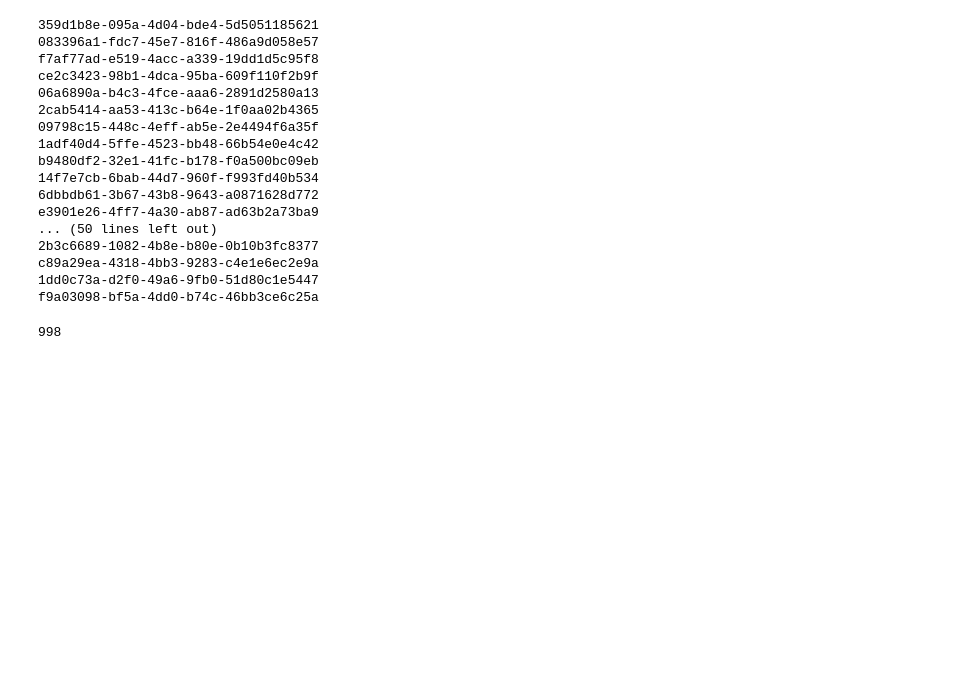
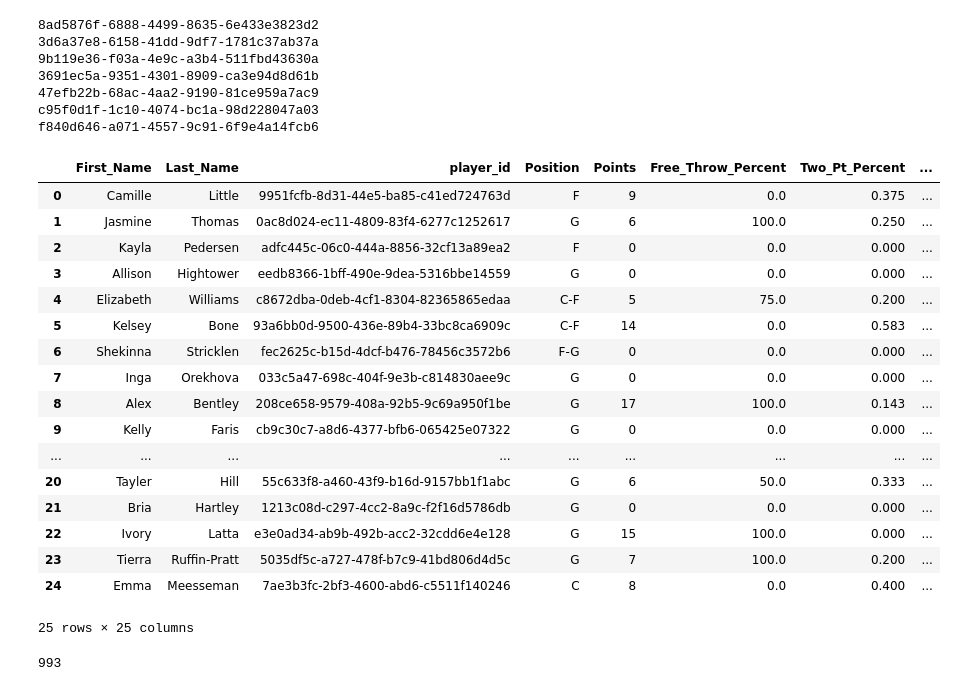
Before and after one commit to tylerspck/Bubble_ball, a Jupyter notebook: Tyler-Save1-WBNA.ipynb, the cells around one changed output. Saved outputs shown, nothing was run; the diff lists cells and outputs as text; code cells hidden in the pictures; blank space fills up the shorter version.

Commit message:
WNBA player 1 done adding player 2 notebook

```diff
--- a/Tyler-Save1-WBNA.ipynb
+++ b/Tyler-Save1-WBNA.ipynb
@@ -167,0 +12,5 @@ JSONDecodeError: Expecting value: line 1 column 1 (char 0)
+# %%
+#pull in the schedule
+df = pd.read_csv('data_files/game_id_list_WNBA.csv')
+df=df[['Game_id', 'Home_Team', 'Away_Team', 'Season']]
+df
@@ -174,8 +36,8 @@ print(len(id_list))
 id_list = id_list[720:]
 # %%
 id_list = df['Game_id'].tolist()
-id_list = id_list[4720:5720]
-# id_list = ['56b0687f-6bac-4482-9adf-87571312bb6']
+id_list = id_list[:1000]
+# id_list = ['e83ca6b1-1257-47d2-9153-ed2c72ad85ab']
 attendance_count = []
 player_fname = []
 player_lname =[]
@@ -207,7 +69,7 @@ game_date =[]
 for game_id in id_list:
     try:
         time.sleep(1)
-        url = f'https://api.sportradar.us/nba/trial/v7/en/games/{game_id}/summary.json?api_key={your_api_key}'
+        url = f'http://api.sportradar.us/wnba/trial/v7/en/games/{game_id}/summary.json?api_key={API_KEY}'
         r = requests.get(url)
         game_stats = r.json()
         game_id = game_stats['id']
@@ -244,7 +106,10 @@ for game_id in id_list:
             homeplayertech = i['statistics']['tech_fouls']
             homeplayerflagrant = i['statistics']['flagrant_fouls']
             homeplayerpersonal = i['statistics']['personal_fouls']
-            homeplayermin = i['statistics']['minutes']
+            if 'minutes' in i['statistics']:
+                homeplayermin = i['statistics']['minutes']
+            else:
+                homeplayermin = 0
             player_fname.append(homeplayerfirst)
             player_lname.append(homeplayerlast)
             player_id.append(homeplayerid)
@@ -283,7 +148,10 @@ for game_id in id_list:
             awayplayerpts = i['statistics']['points']
             awayplayerblocks = i['statistics']['blocks']
             awayplayerfreethrowpct = i['statistics']['free_throws_pct']
-            awayplayermin = i['statistics']['minutes']
+            if 'minutes' in i['statistics']:
+                awayplayermin = i['statistics']['minutes']
+            else:
+                awayplayermin = 0
             awayplayertwoptpct = i['statistics']['two_points_pct']
             awayplayerthreeptpct = i['statistics']['three_points_pct']
             awayplayerturnover = i['statistics']['turnovers']
@@ -343,20 +211,10 @@ for game_id in id_list:
 
                  }
 # %% [output]
-359d1b8e-095a-4d04-bde4-5d5051185621
-083396a1-fdc7-45e7-816f-486a9d058e57
-f7af77ad-e519-4acc-a339-19dd1d5c95f8
-ce2c3423-98b1-4dca-95ba-609f110f2b9f
-06a6890a-b4c3-4fce-aaa6-2891d2580a13
-2cab5414-aa53-413c-b64e-1f0aa02b4365
-09798c15-448c-4eff-ab5e-2e4494f6a35f
-1adf40d4-5ffe-4523-bb48-66b54e0e4c42
-b9480df2-32e1-41fc-b178-f0a500bc09eb
-14f7e7cb-6bab-44d7-960f-f993fd40b534
-6dbbdb61-3b67-43b8-9643-a0871628d772
-e3901e26-4ff7-4a30-ab87-ad63b2a73ba9
-... (50 lines left out)
-2b3c6689-1082-4b8e-b80e-0b10b3fc8377
-c89a29ea-4318-4bb3-9283-c4e1e6ec2e9a
-1dd0c73a-d2f0-49a6-9fb0-51d80c1e5447
-f9a03098-bf5a-4dd0-b74c-46bb3ce6c25a
+8ad5876f-6888-4499-8635-6e433e3823d2
+3d6a37e8-6158-41dd-9df7-1781c37ab37a
+9b119e36-f03a-4e9c-a3b4-511fbd43630a
+3691ec5a-9351-4301-8909-ca3e94d8d61b
+47efb22b-68ac-4aa2-9190-81ce959a7ac9
+c95f0d1f-1c10-4074-bc1a-98d228047a03
+f840d646-a071-4557-9c91-6f9e4a14fcb6
@@ -430,10 +221,34 @@ f9a03098-bf5a-4dd0-b74c-46bb3ce6c25a
+# %%
+#put missing games here
+player_stats_df = pd.DataFrame(stats_dict)
+player_stats_df
+# %% [output]
+|  | First_Name | Last_Name | player_id | Position | Points | Free_Throw_Percent | Two_Pt_Percent | ... |
+| 0 | Camille | Little | 9951fcfb-8d31-44e5-ba85-c41ed724763d | F | 9 | 0.0 | 0.375 | ... |
+| 1 | Jasmine | Thomas | 0ac8d024-ec11-4809-83f4-6277c1252617 | G | 6 | 100.0 | 0.250 | ... |
+| 2 | Kayla | Pedersen | adfc445c-06c0-444a-8856-32cf13a89ea2 | F | 0 | 0.0 | 0.000 | ... |
+| 3 | Allison | Hightower | eedb8366-1bff-490e-9dea-5316bbe14559 | G | 0 | 0.0 | 0.000 | ... |
+| 4 | Elizabeth | Williams | c8672dba-0deb-4cf1-8304-82365865edaa | C-F | 5 | 75.0 | 0.200 | ... |
+| 5 | Kelsey | Bone | 93a6bb0d-9500-436e-89b4-33bc8ca6909c | C-F | 14 | 0.0 | 0.583 | ... |
+| 6 | Shekinna | Stricklen | fec2625c-b15d-4dcf-b476-78456c3572b6 | F-G | 0 | 0.0 | 0.000 | ... |
+| 7 | Inga | Orekhova | 033c5a47-698c-404f-9e3b-c814830aee9c | G | 0 | 0.0 | 0.000 | ... |
+| 8 | Alex | Bentley | 208ce658-9579-408a-92b5-9c69a950f1be | G | 17 | 100.0 | 0.143 | ... |
+| 9 | Kelly | Faris | cb9c30c7-a8d6-4377-bfb6-065425e07322 | G | 0 | 0.0 | 0.000 | ... |
+| ... | ... | ... | ... | ... | ... | ... | ... | ... |
+| 20 | Tayler | Hill | 55c633f8-a460-43f9-b16d-9157bb1f1abc | G | 6 | 50.0 | 0.333 | ... |
+| 21 | Bria | Hartley | 1213c08d-c297-4cc2-8a9c-f2f16d5786db | G | 0 | 0.0 | 0.000 | ... |
+| 22 | Ivory | Latta | e3e0ad34-ab9b-492b-acc2-32cdd6e4e128 | G | 15 | 100.0 | 0.000 | ... |
+| 23 | Tierra | Ruffin-Pratt | 5035df5c-a727-478f-b7c9-41bd806d4d5c | G | 7 | 100.0 | 0.200 | ... |
+| 24 | Emma | Meesseman | 7ae3b3fc-2bf3-4600-abd6-c5511f140246 | C | 8 | 0.0 | 0.400 | ... |
+25 rows × 25 columns
 # %%
+#save file
 player_stats_df = pd.DataFrame(stats_dict)
-player_stats_df.to_csv("data_files/player_stats6.csv")
+player_stats_df.to_csv("data_files/wnba_player_stats1.csv")
 player_stats_df
 print(player_stats_df['game_id'].nunique())
 # %% [output]
-998
+993
 # %%
 # #player profile
 # import http.client
```
Also changed, not shown: parts of 14 cells of this notebook, 2 other files.
